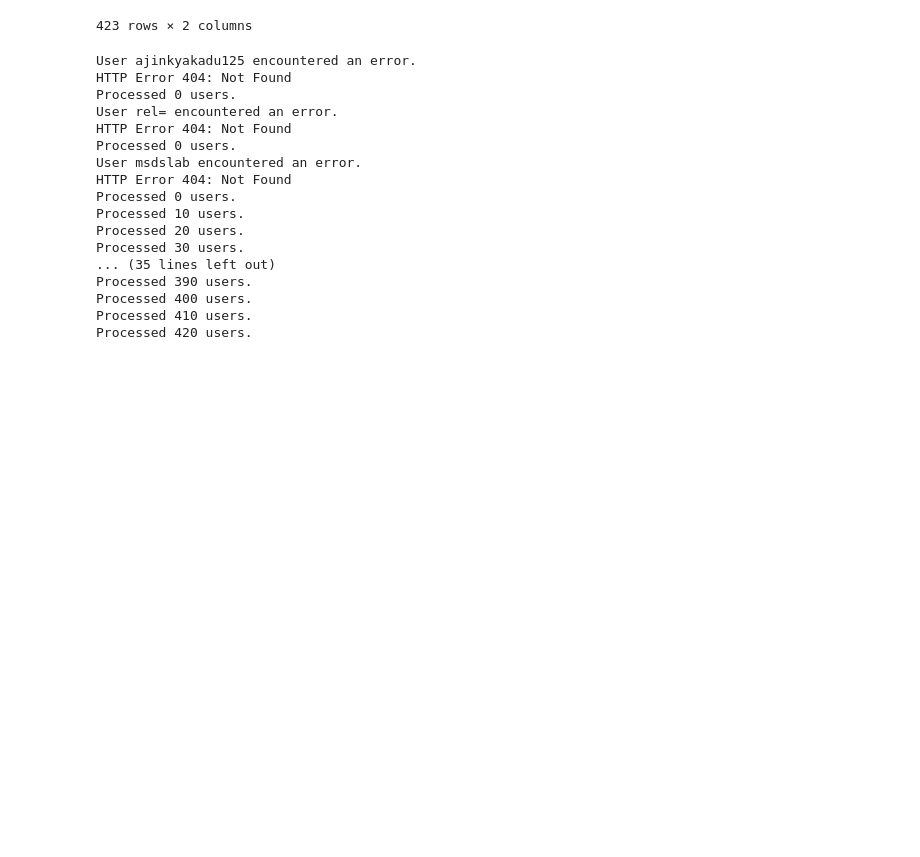
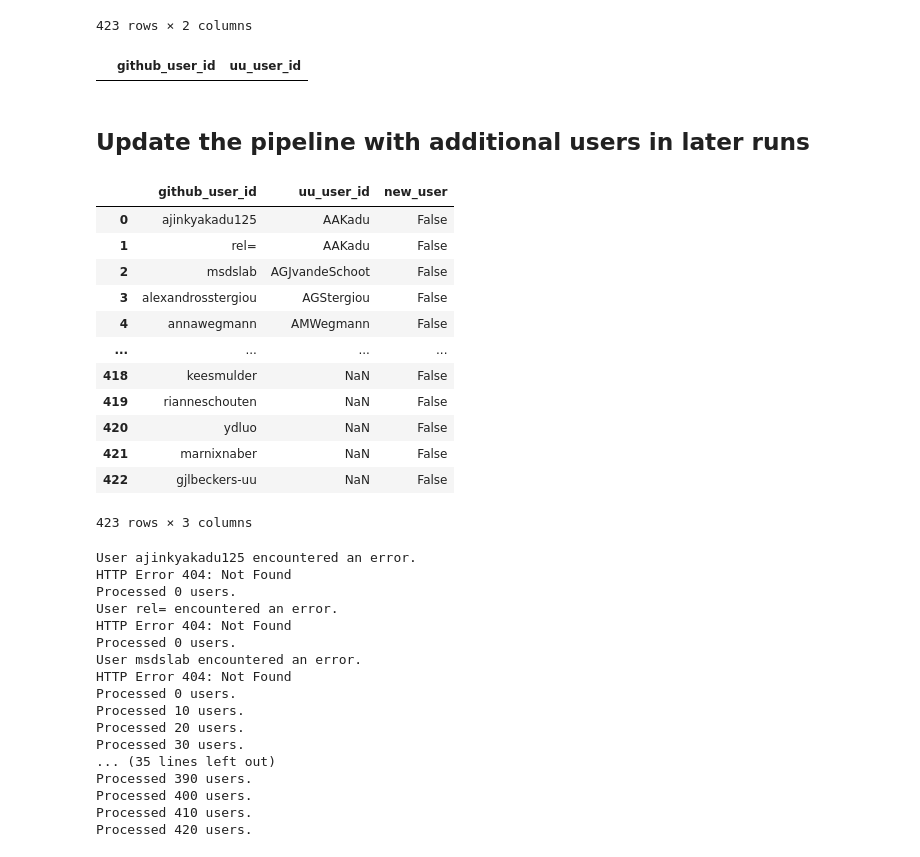
Before and after one commit to UtrechtUniversity/SWORDS-UU, a Jupyter notebook: repository_collection/merge_github_user_profiles.ipynb, the cells around one changed output. Saved outputs shown, nothing was run; the diff lists cells and outputs as text; code cells hidden in the pictures; blank space fills up the shorter version.

```diff
--- a/repository_collection/merge_github_user_profiles.ipynb
+++ b/repository_collection/merge_github_user_profiles.ipynb
@@ -98,6 +101,41 @@ df_users
 | 421 | marnixnaber | NaN |
 | 422 | gjlbeckers-uu | NaN |
 423 rows × 2 columns
+# %%
+df_users[df_users["uu_user_id"] == "MMoatsos"]
+# %% [output]
+|  | github_user_id | uu_user_id |
+# %% [markdown]
+## Update the pipeline with additional users in later runs
+# %%
+try:
+    # If this block is successfully executed it is an update of users
+    df_users_annotated = pd.read_excel("unique_users_annotated.xlsx", engine='openpyxl')
+    # df_users["github_user_id"] not within df_users_annotated["github_user_id"]
+    df_users["new_user"] = False
+    df_users.loc[~df_users["github_user_id"].isin(df_users_annotated["github_user_id"].str.lower()), "new_user"] = True
+except FileNotFoundError:
+    print("No file with annotated user data yet available.")
+
+df_users
+
+# 1. add github api information for records without github api information # check if annotated file is available
+# 2. not every record has annotation data after step 1 --> export to xlsx
+# take UPDATE_EVERYTHING into account
+# %% [output]
+|  | github_user_id | uu_user_id | new_user |
+| 0 | ajinkyakadu125 | AAKadu | False |
+| 1 | rel= | AAKadu | False |
+| 2 | msdslab | AGJvandeSchoot | False |
+| 3 | alexandrosstergiou | AGStergiou | False |
+| 4 | annawegmann | AMWegmann | False |
+| ... | ... | ... | ... |
+| 418 | keesmulder | NaN | False |
+| 419 | rianneschouten | NaN | False |
+| 420 | ydluo | NaN | False |
+| 421 | marnixnaber | NaN | False |
+| 422 | gjlbeckers-uu | NaN | False |
+423 rows × 3 columns
 # %%
 from ghapi.all import GhApi, pages
 import os
```
Also changed, not shown: parts of 5 cells of this notebook.
